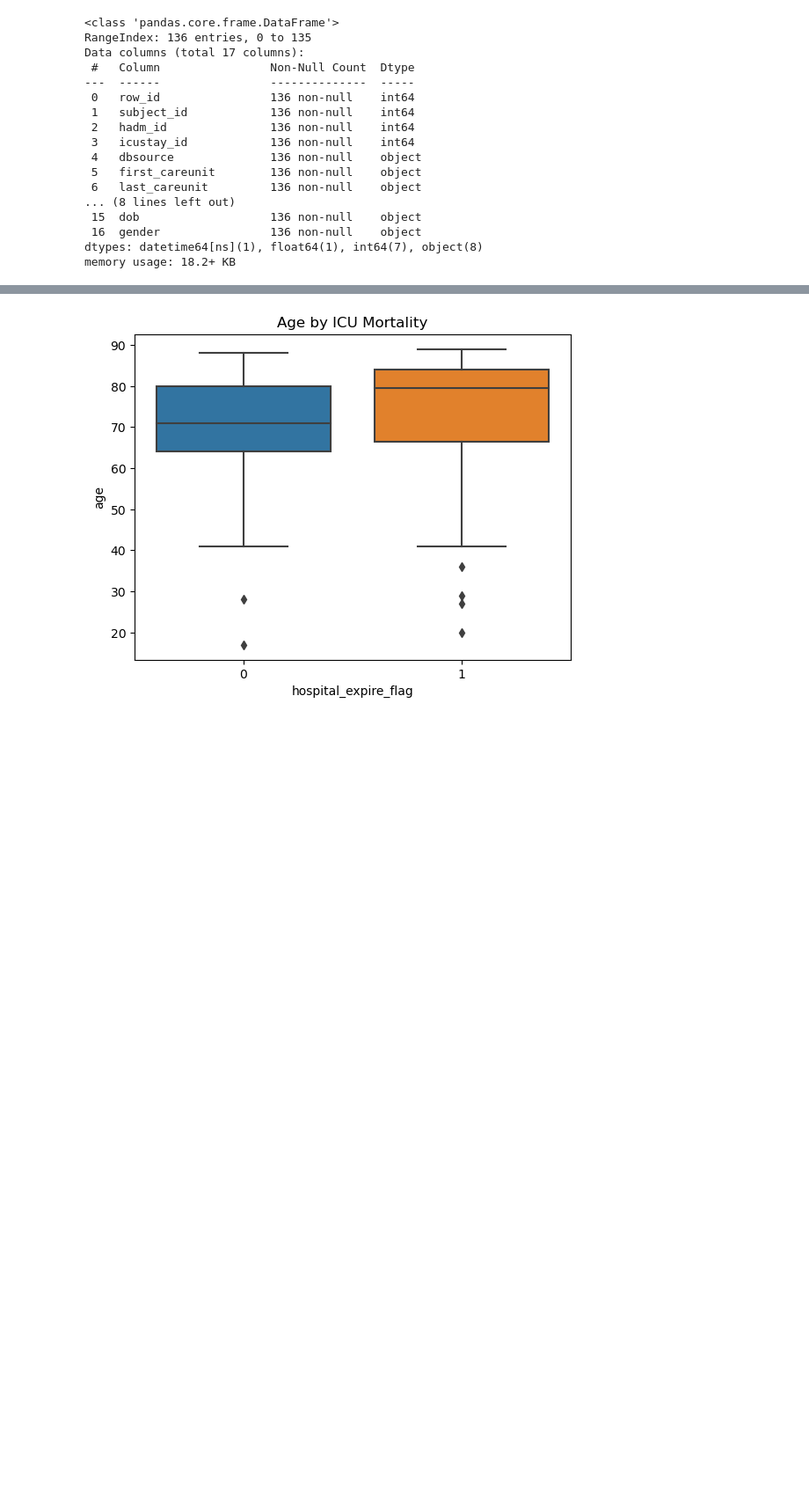
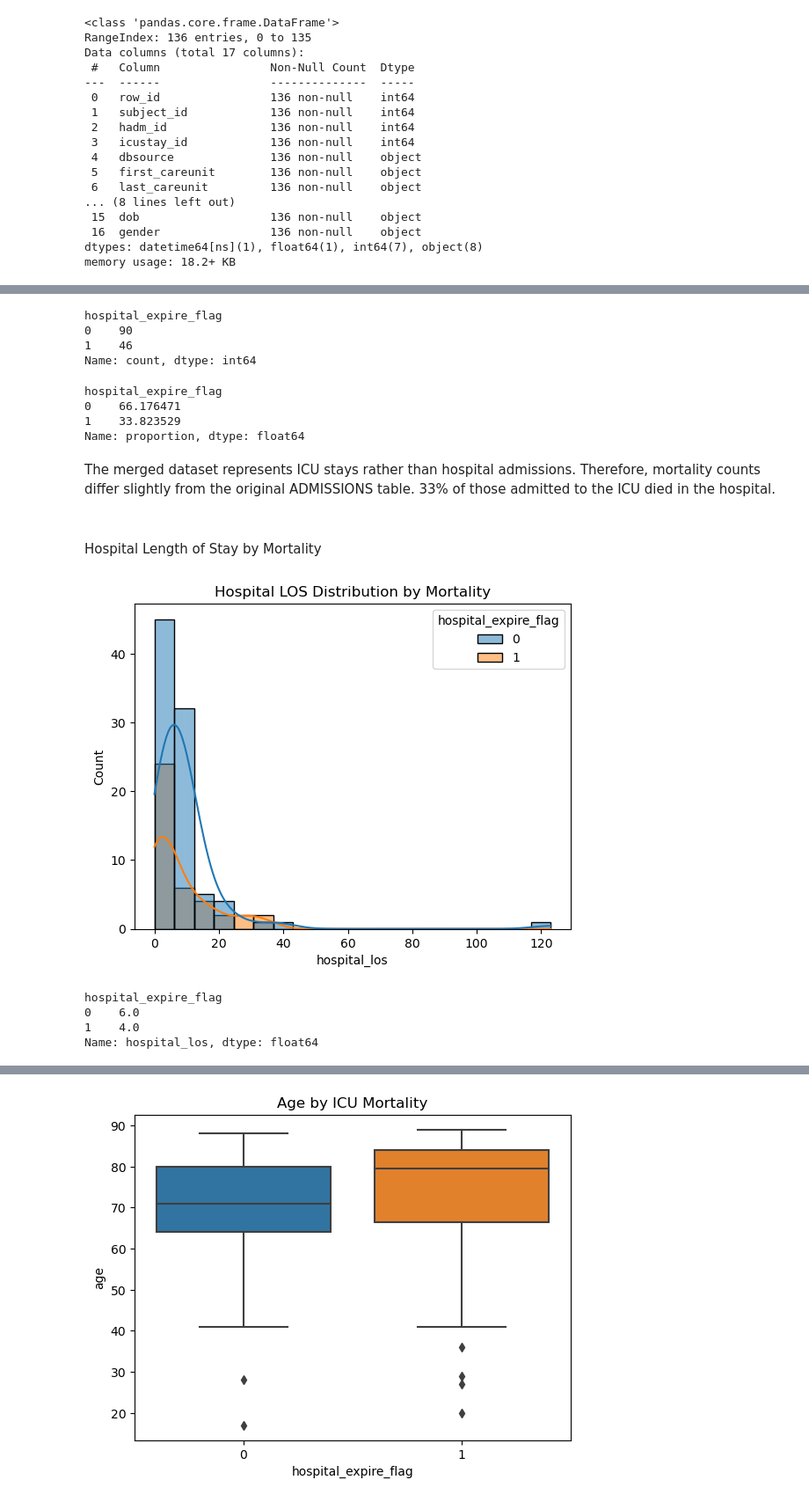
Before and after one commit to Sevvalcvsgl/ICUPATIENTS, a Jupyter notebook: dataset.ipynb, the cells around one changed output, grey strips where cells are left out. Shown at 88% size. Drawn from its saved outputs; the diff is of its cells as text; code cells hidden in the pictures; blank space fills up the shorter version.

```diff
--- a/dataset.ipynb
+++ b/dataset.ipynb
@@ -308,0 +366,37 @@ memory usage: 18.2+ KB
+# %%
+df["hospital_expire_flag"].value_counts()
+# %% [output]
+hospital_expire_flag
+0    90
+1    46
+Name: count, dtype: int64
+# %%
+df["hospital_expire_flag"].value_counts(normalize=True) * 100
+# %% [output]
+hospital_expire_flag
+0    66.176471
+1    33.823529
+Name: proportion, dtype: float64
+# %% [markdown]
+The merged dataset represents ICU stays rather than hospital admissions. Therefore, mortality counts differ slightly from the original ADMISSIONS table. 33% of those admitted to the ICU died in the hospital.
+# %% [markdown]
+#
+Hospital Length of Stay by Mortality
+# %%
+sns.histplot(data=admissions,
+             x="hospital_los",
+             hue="hospital_expire_flag",
+             bins=20,
+             kde=True)
+
+plt.title("Hospital LOS Distribution by Mortality")
+plt.show()
+# %% [output]
+[figure, added]
+# %%
+admissions.groupby("hospital_expire_flag")["hospital_los"].median()
+# %% [output]
+hospital_expire_flag
+0    6.0
+1    4.0
+Name: hospital_los, dtype: float64
```
Also changed, not shown: parts of 65 cells of this notebook, 1 other file.
